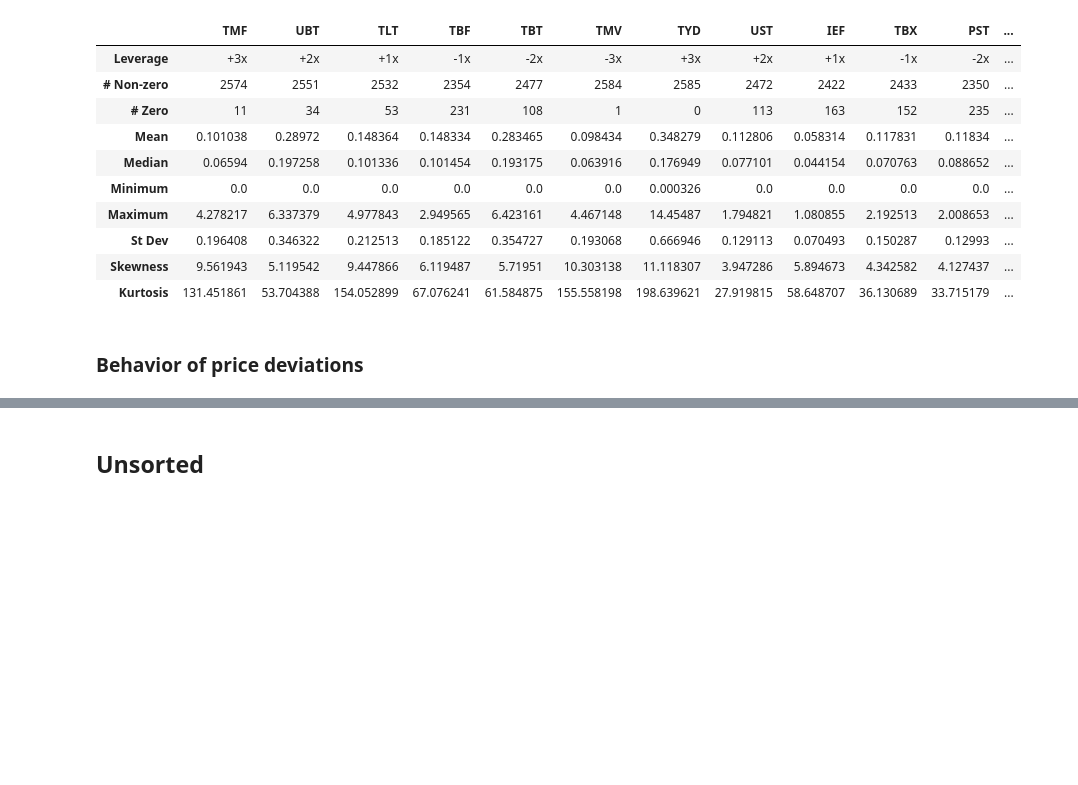
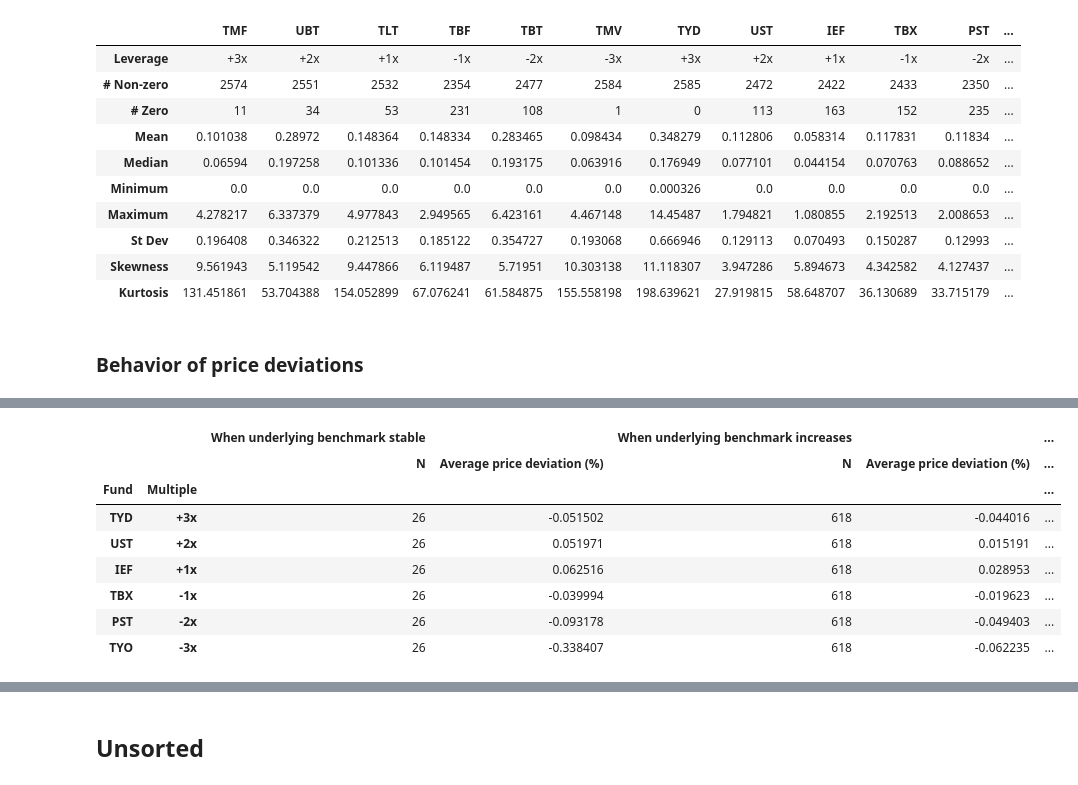
Before and after one commit to Bagirov-lab/AMP, a Jupyter notebook: AMP.ipynb, the cells around one changed output, grey strips where cells are left out. Saved outputs shown, nothing was run; the diff lists cells and outputs as text; code cells hidden in the pictures; blank space fills up the shorter version.

```diff
--- a/AMP.ipynb
+++ b/AMP.ipynb
@@ -591,0 +653,84 @@ display(Part_3['App_15_2'])
+# %%
+# Temp
+
+def Create_Table_3(Under_Name='Underlying 20+',LETF_Name=['TMF','UBT','TLT','TBF','TBT','TMV'], Summary_DF=Part_3['Summary']):
+
+    '''
+    Hard Coded
+    '''
+
+    FinalTable = None
+
+    def ThreeTypes(x):
+        if x == 0:
+            return 2
+        else:
+            if x > 0:
+                return 1
+            else:
+                return 0
+
+
+    #iLETF = LETF_Name # Go with first LETF
+    UnderName = Under_Name # Underlying name
+
+    for iLETF in LETF_Name:
+
+        A = Part_3['LETF'][UnderName].diff().dropna().applymap(lambda x: ThreeTypes(x)) \
+            .join(Part_3['LETF']['Discrepancy'][iLETF],how='inner')
+
+        B = A[[UnderName,iLETF]]
+
+        B = pd.pivot_table(B,index=UnderName,values=iLETF,aggfunc={iLETF:[len,np.mean]})
+
+        if FinalTable is None:
+
+            FinalTable = pd.DataFrame.from_dict({'Fund':[iLETF],
+              'Multiple':[Summary_DF.loc[iLETF,'Leverage']],
+                '2_N':[int(B.loc[2,'len'])],
+              '2_Average price deviation (%)':[B.loc[2,'mean']],
+              '1_N':[int(B.loc[1,'len'])],
+              '1_Average price deviation (%)':[B.loc[1,'mean']],
+             '0_N':[int(B.loc[0,'len'])],
+              '0_Average price deviation (%)':[B.loc[0,'mean']]})
+
+        else:
+
+            FinalTable = FinalTable.append(pd.DataFrame.from_dict({'Fund':[iLETF],
+              'Multiple':[Summary_DF.loc[iLETF,'Leverage']],
+                '2_N':[int(B.loc[2,'len'])],
+              '2_Average price deviation (%)':[B.loc[2,'mean']],
+              '1_N':[int(B.loc[1,'len'])],
+              '1_Average price deviation (%)':[B.loc[1,'mean']],
+             '0_N':[int(B.loc[0,'len'])],
+              '0_Average price deviation (%)':[B.loc[0,'mean']]}))
+
+    FinalTable.set_index(keys=['Fund','Multiple'], inplace=True)
+
+    FinalTable.columns = pd.MultiIndex.from_product(
+        [['When underlying benchmark stable','When underlying benchmark increases','When underlying benchmark decreases'],
+                                                     ['N','Average price deviation (%)']])
+
+    return FinalTable
+
+
+
+Part_3['App_17_1'] = Create_Table_3(Under_Name='Underlying 7_10',LETF_Name=Tmp_7_10)
+Part_3['App_17_2'] = Create_Table_3(Under_Name='Underlying 20+',LETF_Name=Tmp_20)
+
+
+Part_3['App_17_1'].to_excel('Tables/Appendix_17_1.xlsx')
+Part_3['App_17_2'].to_excel('Tables/Appendix_17_2.xlsx')
+
+display(Part_3['App_17_1'])
+display(Part_3['App_17_2'])
+# %% [output]
+|  |  | When underlying benchmark stable |  | When underlying benchmark increases |  | ... |
+|  |  | N | Average price deviation (%) | N | Average price deviation (%) | ... |
+| Fund | Multiple |  |  |  |  | ... |
+| TYD | +3x | 26 | -0.051502 | 618 | -0.044016 | ... |
+| UST | +2x | 26 | 0.051971 | 618 | 0.015191 | ... |
+| IEF | +1x | 26 | 0.062516 | 618 | 0.028953 | ... |
+| TBX | -1x | 26 | -0.039994 | 618 | -0.019623 | ... |
+| PST | -2x | 26 | -0.093178 | 618 | -0.049403 | ... |
+| TYO | -3x | 26 | -0.338407 | 618 | -0.062235 | ... |
```
Also changed, not shown: parts of 12 cells of this notebook, 12 other files.
